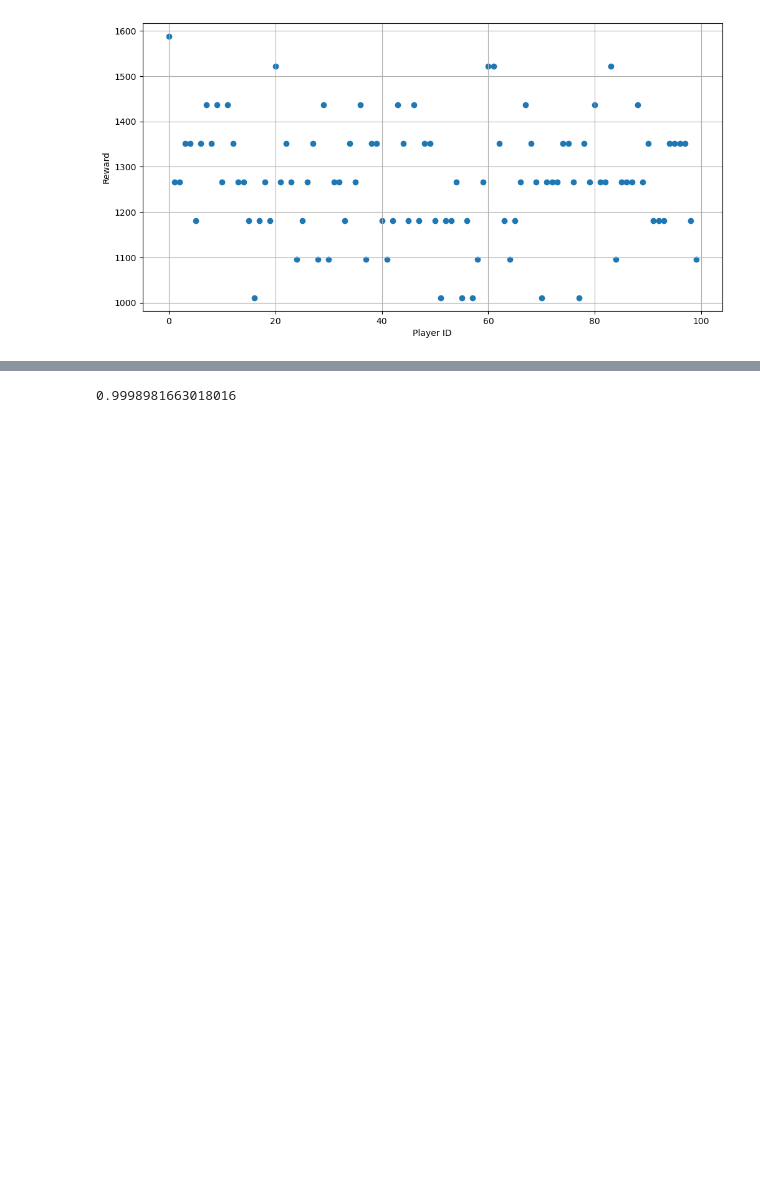
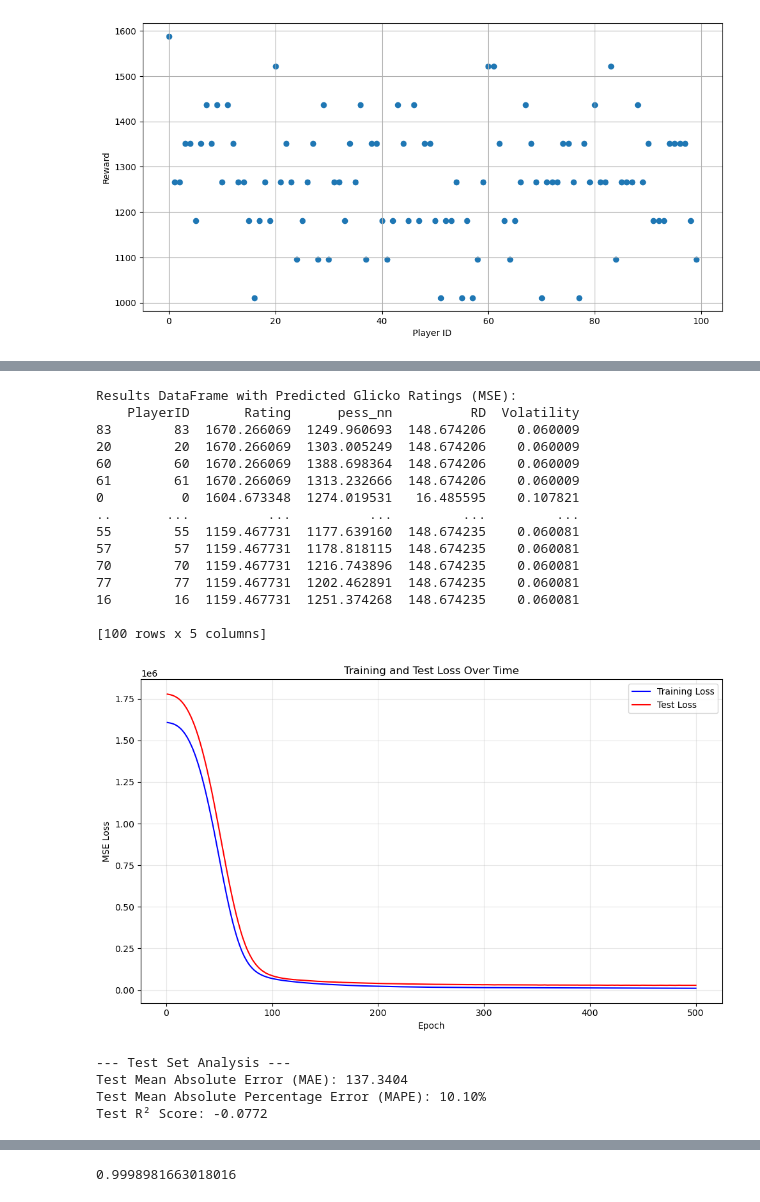
Before and after one commit to tsamtsam/glicko_rlhf, a Jupyter notebook: bandit.ipynb, the cells around one changed output, grey strips where cells are left out. Drawn from its saved outputs; the diff is of its cells as text; code cells hidden in the pictures; blank space fills up the shorter version.

```diff
--- a/bandit.ipynb
+++ b/bandit.ipynb
@@ -382,0 +569,77 @@ plt.show()
+# %%
+
+# --- Evaluate the Model by Predicting Ratings for All Players ---
+all_player_ids_tensor = torch.arange(n, dtype=torch.long)
+with torch.no_grad(): # Disable gradient calculation for inference
+    predicted_ratings_all = pess_net(all_player_ids_tensor)
+
+# Add the predicted ratings to the results_df for comparison
+# First, remove old prediction columns if they exist from previous runs
+for col in ['pess_nn']:
+    if col in results_df.columns:
+        results_df = results_df.drop(columns=[col])
+
+results_df['pess_nn'] = predicted_ratings_all.numpy().flatten()
+
+print("\nResults DataFrame with Predicted Glicko Ratings (MSE):")
+# Display actual and predicted ratings side-by-side, sorted by the actual rating
+print(results_df[['PlayerID', 'Rating', 'pess_nn', 'RD', 'Volatility']].sort_values('Rating', ascending=False))
+
+# --- Optional: Plot Training and Test Loss Curves ---
+import matplotlib.pyplot as plt
+
+plt.figure(figsize=(10, 6))
+plt.plot(range(1, num_epochs + 1), train_losses, label='Training Loss', color='blue')
+plt.plot(range(1, num_epochs + 1), test_losses, label='Test Loss', color='red')
+plt.xlabel('Epoch')
+plt.ylabel('MSE Loss')
+plt.title('Training and Test Loss Over Time')
+plt.legend()
+plt.grid(True, alpha=0.3)
+plt.tight_layout()
+plt.show()
+
+# --- Additional Test Set Analysis ---
+print(f"\n--- Test Set Analysis ---")
+# Get predictions for test set only
+test_predictions = []
+test_actuals = []
+
+pess_net.eval()
+with torch.no_grad():
+    for id_batch, rating_batch in test_dataloader:
+        predicted_ratings = pess_net(id_batch)
+        test_predictions.extend(predicted_ratings.numpy().flatten())
+        test_actuals.extend(rating_batch.numpy().flatten())
+
+test_predictions = torch.tensor(test_predictions)
+test_actuals = torch.tensor(test_actuals)
+
+# Calculate additional metrics
+mae = torch.mean(torch.abs(test_predictions - test_actuals))
+mape = torch.mean(torch.abs((test_actuals - test_predictions) / test_actuals)) * 100
+
+print(f"Test Mean Absolute Error (MAE): {mae:.4f}")
+print(f"Test Mean Absolute Percentage Error (MAPE): {mape:.2f}%")
+print(f"Test R² Score: {1 - (torch.sum((test_actuals - test_predictions)**2) / torch.sum((test_actuals - torch.mean(test_actuals))**2)):.4f}")
+# %% [output]
+Results DataFrame with Predicted Glicko Ratings (MSE):
+    PlayerID       Rating      pess_nn          RD  Volatility
+83        83  1670.266069  1249.960693  148.674206    0.060009
+20        20  1670.266069  1303.005249  148.674206    0.060009
+60        60  1670.266069  1388.698364  148.674206    0.060009
+61        61  1670.266069  1313.232666  148.674206    0.060009
+0          0  1604.673348  1274.019531   16.485595    0.107821
+..       ...          ...          ...         ...         ...
+55        55  1159.467731  1177.639160  148.674235    0.060081
+57        57  1159.467731  1178.818115  148.674235    0.060081
+70        70  1159.467731  1216.743896  148.674235    0.060081
+77        77  1159.467731  1202.462891  148.674235    0.060081
+16        16  1159.467731  1251.374268  148.674235    0.060081
+
+[100 rows x 5 columns]
+[figure, added]
+--- Test Set Analysis ---
+Test Mean Absolute Error (MAE): 137.3404
+Test Mean Absolute Percentage Error (MAPE): 10.10%
+Test R² Score: -0.0772
```
Also changed, not shown: parts of 9 cells of this notebook.
